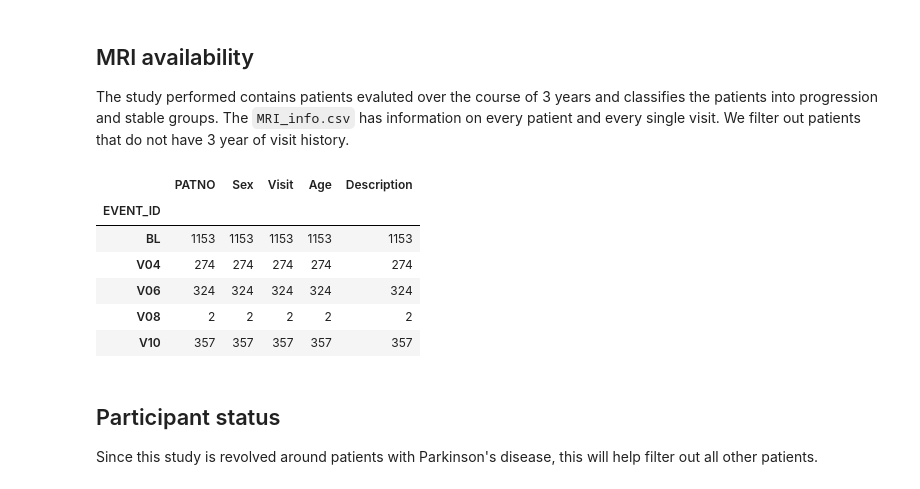
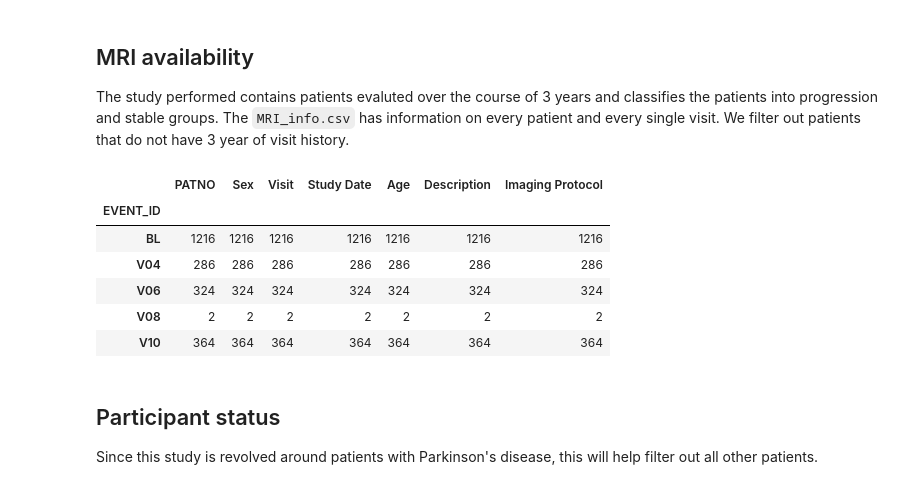
Before and after one commit to LivingPark-MRI/shu-etal, a Jupyter notebook: shu-etal.ipynb, the cells around one changed output. Saved outputs shown, nothing was run; the diff lists cells and outputs as text; code cells hidden in the pictures.

```diff
--- a/shu-etal.ipynb
+++ b/shu-etal.ipynb
@@ -169,34 +152,37 @@ The study performed contains patients evaluted over the course of 3 years and cl
 # %%
 import numpy as np
 
 # Load MRI info data
 mri_df = pd.read_csv(
-    os.path.join(data_dir, 'MRI_info.csv')
+    os.path.join(utils.study_files_dir, 'MRI_info.csv')
 )
 
 # Keep rows with visits we need
 # We need a 3-year gap between visits so the only possible pairs are the following ones:
 visits = {'BL': 'V08',
           'V04': 'V10',
           'V06': 'V12',
           'V08': 'V13',
           'V10': 'V14'}
 
+imagingProtocolQuery = "Manufacturer="
+
 mri_df.rename(columns={'Subject ID': 'PATNO', 'Visit code': 'EVENT_ID'}, inplace=True)
 mri_df = mri_df[mri_df['EVENT_ID'].isin(visits)]
+mri_df["Imaging Protocol"] = mri_df["Imaging Protocol"].map(lambda x: x[x.index(imagingProtocolQuery) + len(imagingProtocolQuery):])
 mri_df["PATNO"] = mri_df["PATNO"].astype(np.int64)
 mri_df["Description"] = mri_df["Description"].astype(str)
 
 # Show pairs formed
 mri_df.groupby('EVENT_ID').count()
 # %% [output]
-|  | PATNO | Sex | Visit | Age | Description |
-| EVENT_ID |  |  |  |  |  |
-| BL | 1153 | 1153 | 1153 | 1153 | 1153 |
-| V04 | 274 | 274 | 274 | 274 | 274 |
-| V06 | 324 | 324 | 324 | 324 | 324 |
-| V08 | 2 | 2 | 2 | 2 | 2 |
-| V10 | 357 | 357 | 357 | 357 | 357 |
+|  | PATNO | Sex | Visit | Study Date | Age | Description | Imaging Protocol |
+| EVENT_ID |  |  |  |  |  |  |  |
+| BL | 1216 | 1216 | 1216 | 1216 | 1216 | 1216 | 1216 |
+| V04 | 286 | 286 | 286 | 286 | 286 | 286 | 286 |
+| V06 | 324 | 324 | 324 | 324 | 324 | 324 | 324 |
+| V08 | 2 | 2 | 2 | 2 | 2 | 2 | 2 |
+| V10 | 364 | 364 | 364 | 364 | 364 | 364 | 364 |
 # %% [markdown]
 ## Participant status
 
```
Also changed, not shown: parts of 45 cells of this notebook, 4 other files.
